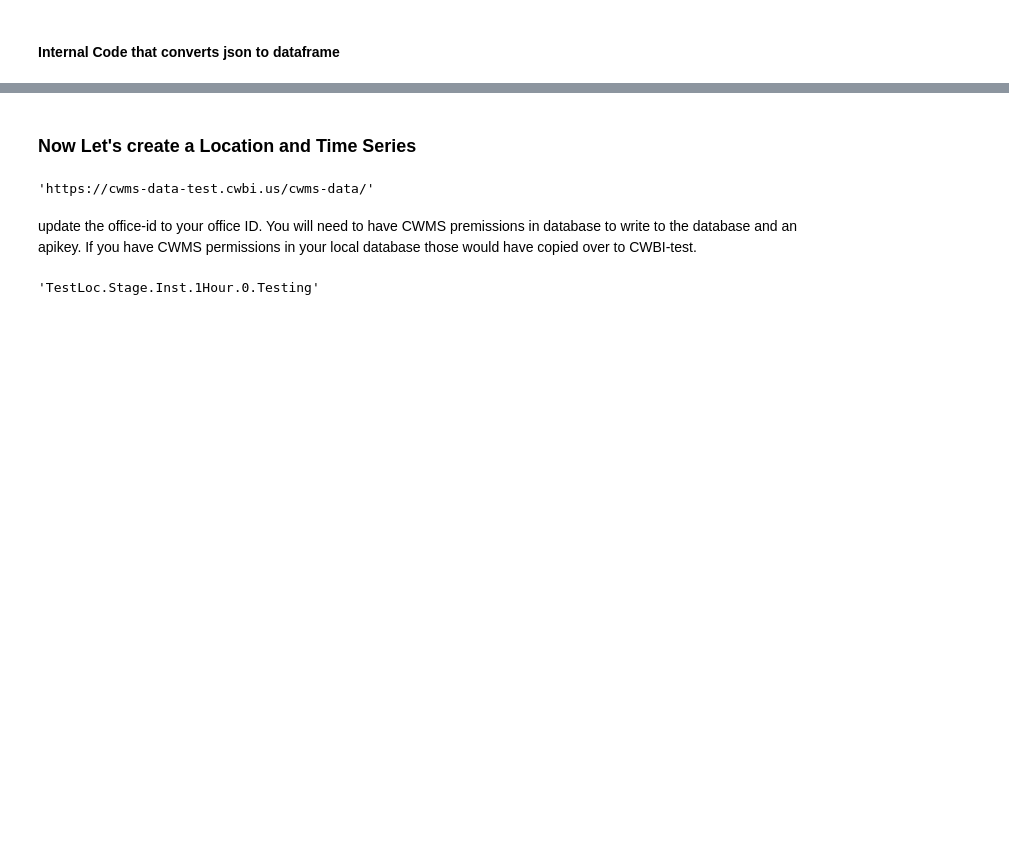
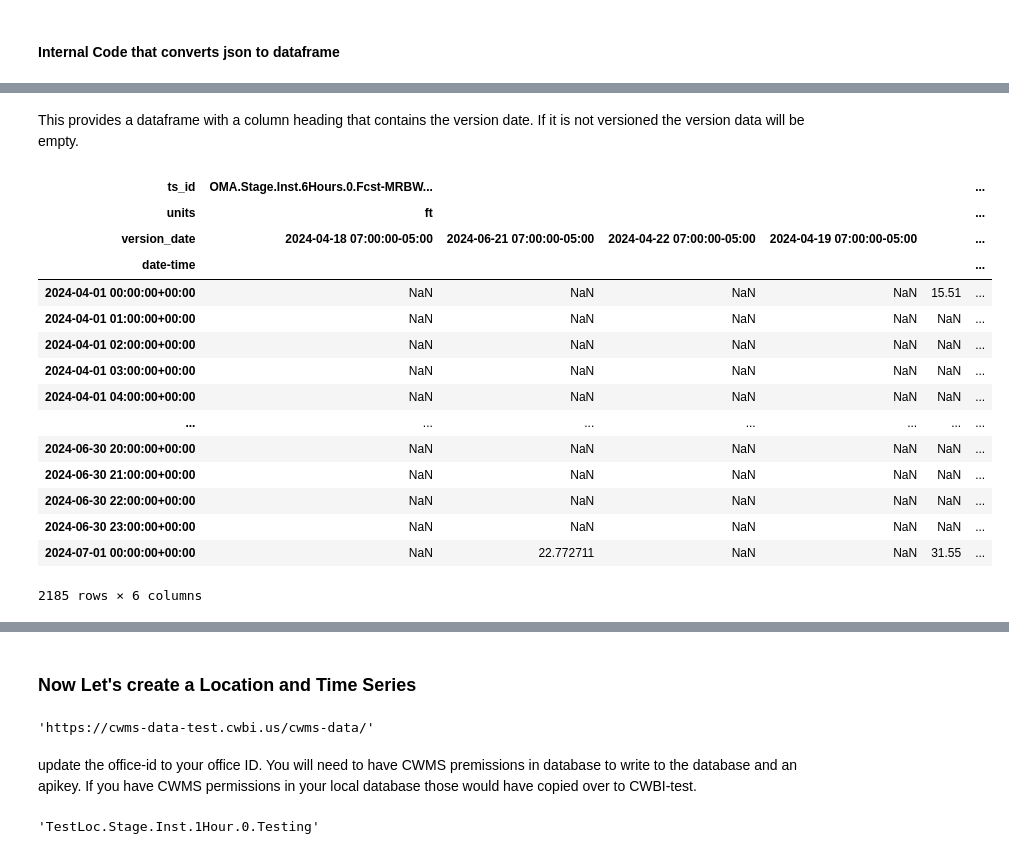
Before and after one commit to HydrologicEngineeringCenter/cwms-python, a Jupyter notebook: examples/01_cwms_timeseries_location_examples.ipynb, the cells around one changed output, grey strips where cells are left out. Cells and saved outputs as stored; diff of their text form; code cells hidden in the pictures; blank space fills up the shorter version.

```diff
--- a/examples/01_cwms_timeseries_location_examples.ipynb
+++ b/examples/01_cwms_timeseries_location_examples.ipynb
@@ -179,0 +274,34 @@ df
+# %%
+ts_ids = ["OMA.Stage.Inst.6Hours.0.Fcst-MRBWM-GRFT",
+"OMA.Stage.Inst.1Hour.0.Raw-NWDM-CCP",
+"OMA.Stage.Inst.6Hours.0.Fcst-MRBWM-GRFT:2024-04-22 07:00:00-05:00",
+"OMA.Stage.Inst.6Hours.0.Fcst-MRBWM-GRFT:2024-06-21 07:00:00-05:00",
+"OMA.Stage.Inst.6Hours.0.Fcst-MRBWM-GRFT:2024-04-19 07:00:00-05:00",
+"OMA.Stage.Inst.6Hours.0.Fcst-MRBWM-GRFT:2024-04-18 07:00:00-05:00"]
+# %%
+begin = pd.to_datetime("4/1/2024")
+end = pd.to_datetime("7/1/2024")
+office = "NWDM"
+unit = "EN"
+data = cwms.get_multi_timeseries_df(ts_ids=ts_ids, office_id=office, begin=begin, end=end, melted = False)
+# %% [markdown]
+This provides a dataframe with a column heading that contains the version date.  If it is not versioned the version data will be empty.
+# %%
+data
+# %% [output]
+| ts_id | OMA.Stage.Inst.6Hours.0.Fcst-MRBW... |  |  |  |  | ... |
+| units | ft |  |  |  |  | ... |
+| version_date | 2024-04-18 07:00:00-05:00 | 2024-06-21 07:00:00-05:00 | 2024-04-22 07:00:00-05:00 | 2024-04-19 07:00:00-05:00 |  | ... |
+| date-time |  |  |  |  |  | ... |
+| 2024-04-01 00:00:00+00:00 | NaN | NaN | NaN | NaN | 15.51 | ... |
+| 2024-04-01 01:00:00+00:00 | NaN | NaN | NaN | NaN | NaN | ... |
+| 2024-04-01 02:00:00+00:00 | NaN | NaN | NaN | NaN | NaN | ... |
+| 2024-04-01 03:00:00+00:00 | NaN | NaN | NaN | NaN | NaN | ... |
+| 2024-04-01 04:00:00+00:00 | NaN | NaN | NaN | NaN | NaN | ... |
+| ... | ... | ... | ... | ... | ... | ... |
+| 2024-06-30 20:00:00+00:00 | NaN | NaN | NaN | NaN | NaN | ... |
+| 2024-06-30 21:00:00+00:00 | NaN | NaN | NaN | NaN | NaN | ... |
+| 2024-06-30 22:00:00+00:00 | NaN | NaN | NaN | NaN | NaN | ... |
+| 2024-06-30 23:00:00+00:00 | NaN | NaN | NaN | NaN | NaN | ... |
+| 2024-07-01 00:00:00+00:00 | NaN | 22.772711 | NaN | NaN | 31.55 | ... |
+2185 rows × 6 columns
```
Also changed, not shown: parts of 22 cells of this notebook, 3 other files.
